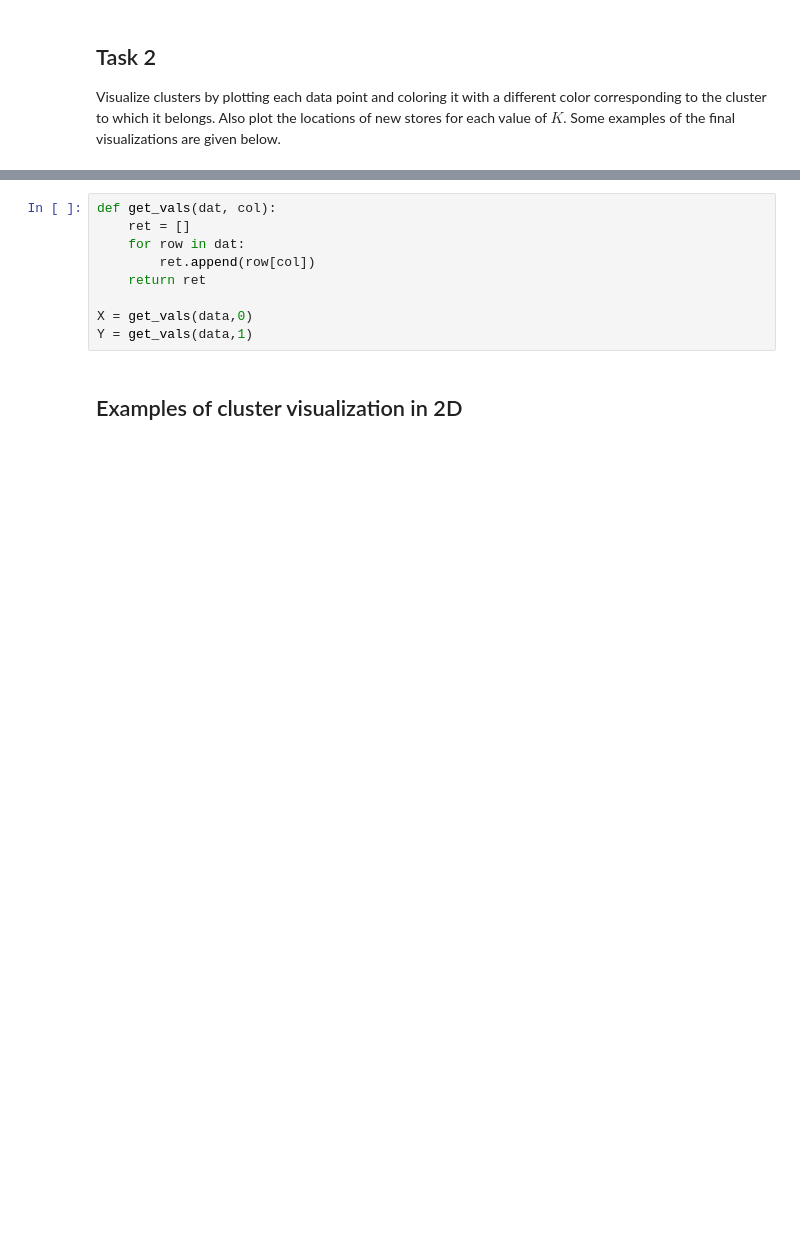
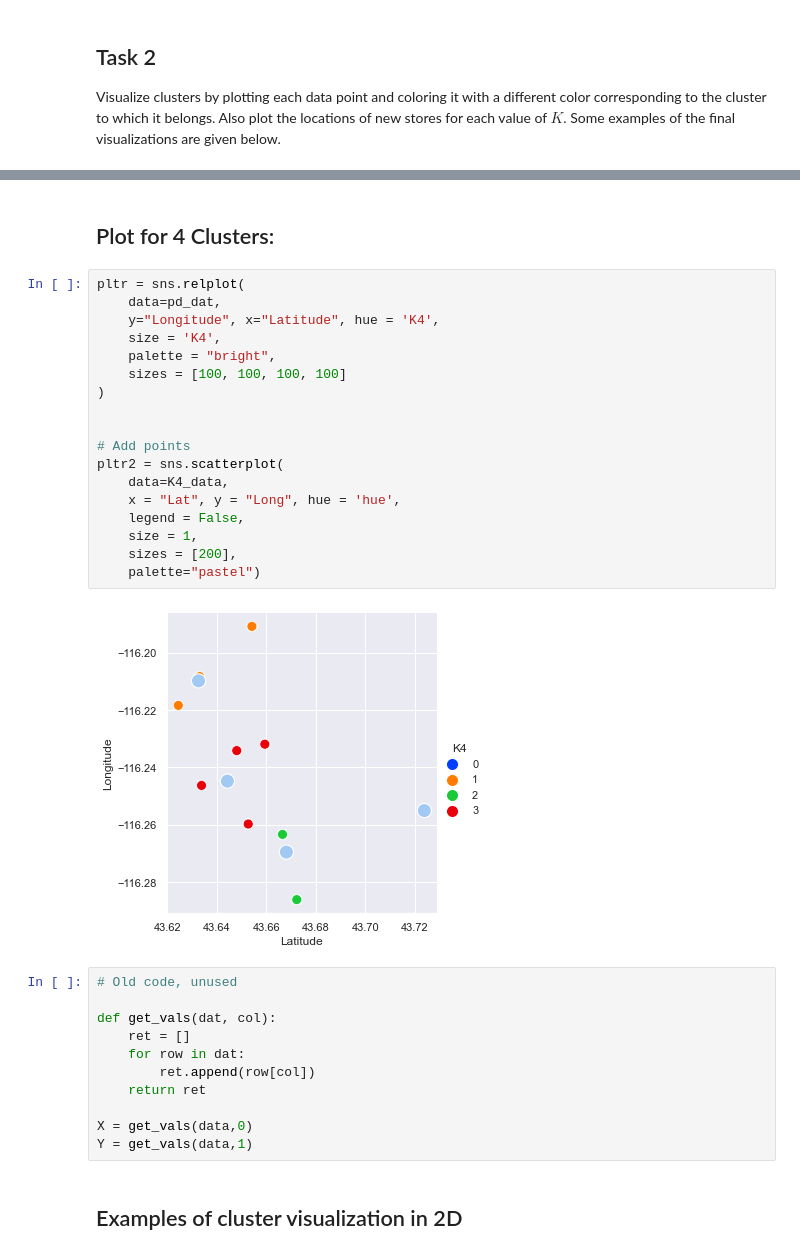
Before and after one commit to isaacw67/labs_ml_clustering, a Jupyter notebook: store_locations_lab.ipynb, the cells around one changed output, grey strips where cells are left out. Drawn from its saved outputs; the diff is of its cells as text; blank space fills up the shorter version.

```diff
--- a/store_locations_lab.ipynb
+++ b/store_locations_lab.ipynb
@@ -232,4 +296,28 @@ ValueError: Length of list vectors must match length of `data` when both are use
+# %% [markdown]
+## Plot for 4 Clusters:
+# %%
+pltr = sns.relplot(
+    data=pd_dat,
+    y="Longitude", x="Latitude", hue = 'K4',
+    size = 'K4',
+    palette = "bright",
+    sizes = [100, 100, 100, 100]
+)
+
+
+# Add points
+pltr2 = sns.scatterplot(
+    data=K4_data,
+    x = "Lat", y = "Long", hue = 'hue',
+    legend = False,
+    size = 1,
+    sizes = [200],
+    palette="pastel")
+# %% [output]
+[figure, added]
 # %%
+# Old code, unused
+
 def get_vals(dat, col):
     ret = []
     for row in dat:
```
Also changed, not shown: parts of 16 cells of this notebook.
